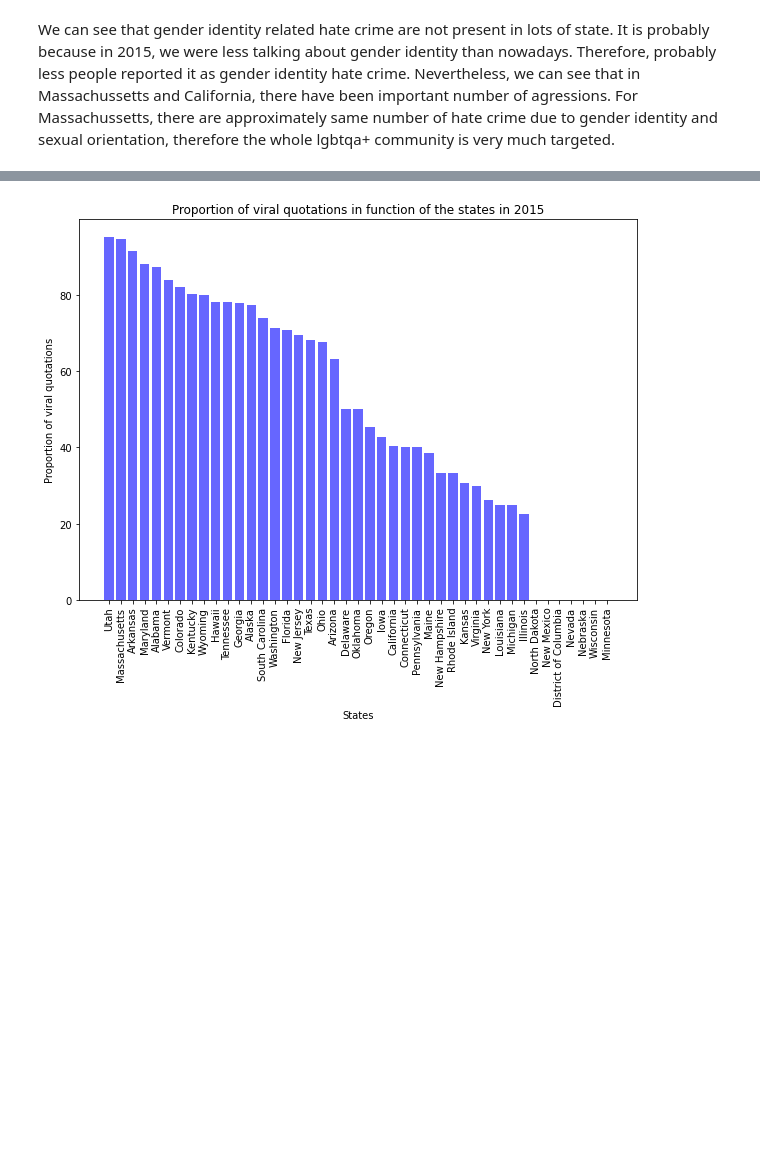
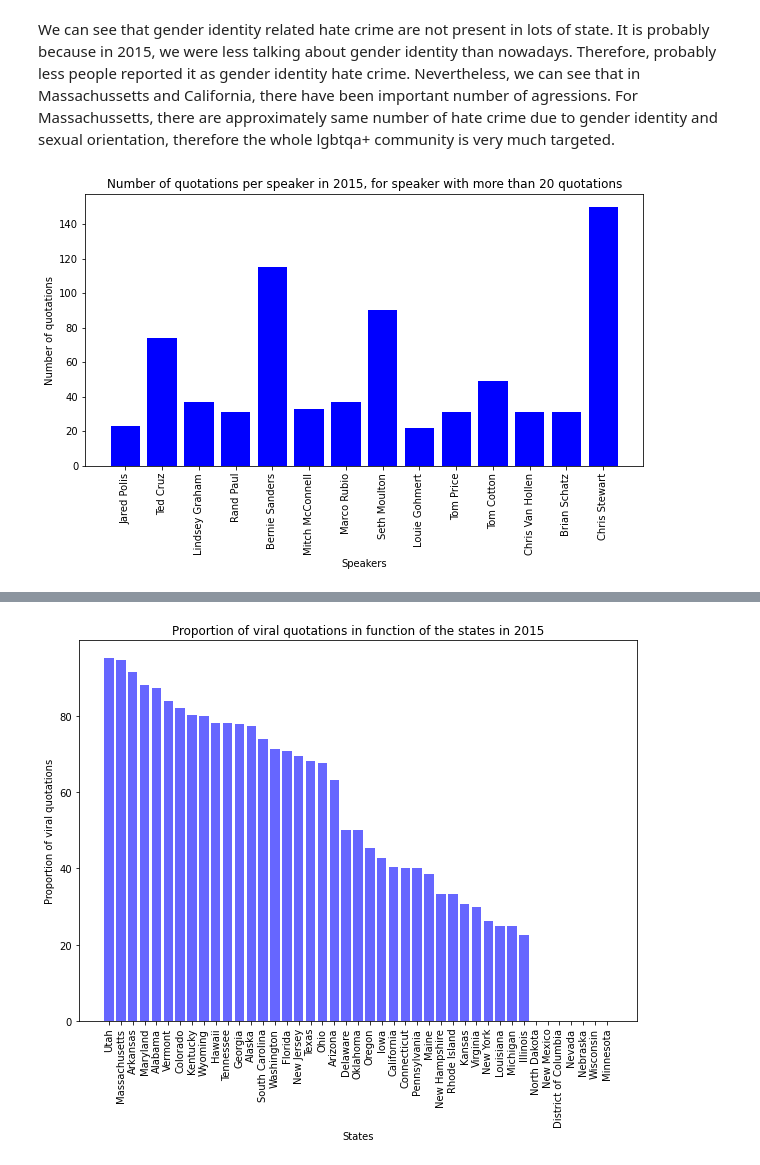
Before and after one commit to epfl-ada/ada-2021-project-ada_group_project, a Jupyter notebook: basic_exploration.ipynb, the cells around one changed output, grey strips where cells are left out. Cells and saved outputs as stored; diff of their text form; code cells hidden in the pictures; blank space fills up the shorter version.

```diff
--- a/basic_exploration.ipynb
+++ b/basic_exploration.ipynb
@@ -339,3 +341,18 @@ plt.show()
 # %% [markdown]
 We can see that gender identity related hate crime are not present in lots of state. It is probably because in 2015, we were less talking about gender identity than nowadays. Therefore, probably less people reported it as gender identity hate crime.
 Nevertheless, we can see that in Massachussetts and California, there have been important number of agressions. For Massachussetts, there are approximately same number of hate crime due to gender identity and sexual orientation, therefore the whole lgbtqa+ community is very much targeted.
+# %%
+#As we have a majority of speakers with very few quotations, and a minority with many quotations,
+#we set a threshold for the visualization
+merged_quot=merged[merged['numOccurrences']>20]
+# %%
+#visualization of the number of quotations per speaker, with a minimum of 20 quotations:
+plt.figure(figsize=(10,5))
+plt.bar(merged_quot.speaker, merged_quot.numOccurrences, color='blue')
+plt.xlabel('Speakers')
+plt.ylabel('Number of quotations')
+plt.title('Number of quotations per speaker in 2015, for speaker with more than 20 quotations')
+plt.xticks(rotation=90)
+plt.show()
+# %% [output]
+[figure, added]
```
Also changed, not shown: parts of 15 cells of this notebook, 2 other files.
